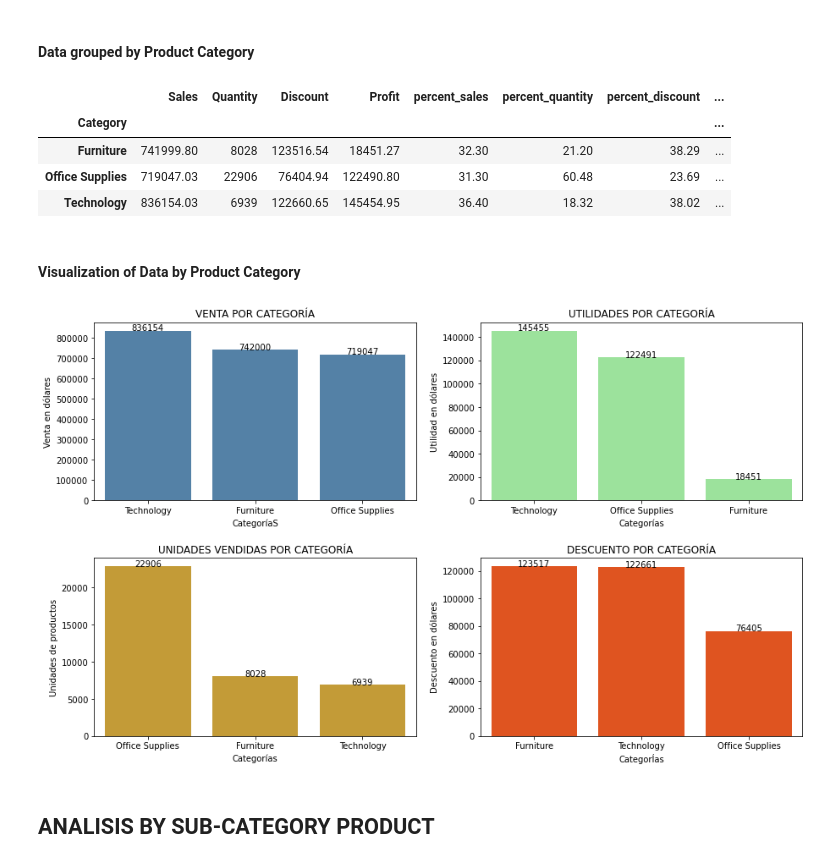
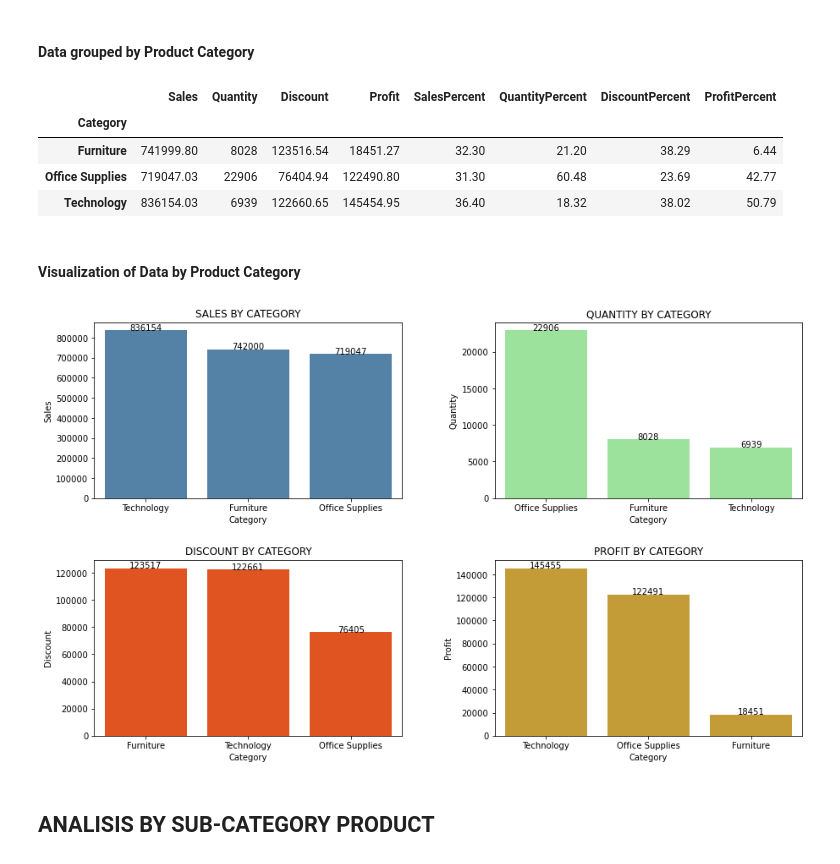
Before and after one commit to PabloJRW/super_store_projects, a Jupyter notebook: Super Store EDA.ipynb, the cells around one changed output. Saved outputs shown, nothing was run; the diff lists cells and outputs as text; code cells hidden in the pictures.

```diff
--- a/Super Store EDA.ipynb
+++ b/Super Store EDA.ipynb
@@ -157,3 +150,5 @@ data['OrderWeekday'] = data['Order Date'].dt.weekday
+# %%
+features =  ['Sales','Quantity','Discount','Profit']
 # %% [markdown]
 ## ANALISIS BY REGION
 # %% [markdown]
@@ -291,65 +211,24 @@ plt.show()
 # %% [markdown]
 #### Data grouped by Product Category
 # %%
-grouped_by_category = data.groupby(['Category']).sum().drop('Postal Code', axis=1)
-grouped_by_category['percent_sales'] = round(grouped_by_category.Sales / sum(grouped_by_category.Sales) * 100, 2)
-grouped_by_category['percent_quantity'] = round(grouped_by_category.Quantity / sum(grouped_by_category.Quantity) * 100, 2)
-grouped_by_category['percent_discount'] = round(grouped_by_category.Discount / sum(grouped_by_category.Discount) * 100, 2)
-grouped_by_category['percent_profit'] = round(grouped_by_category.Profit / sum(grouped_by_category.Profit) * 100, 2)
-grouped_by_category
+# GROUPING BY CATEGORY
+# =========================================================================
+data_by_category = groupingData(data, features, 'Category')
+data_by_category
 # %% [output]
-|  | Sales | Quantity | Discount | Profit | percent_sales | percent_quantity | percent_discount | ... |
-| Category |  |  |  |  |  |  |  | ... |
-| Furniture | 741999.80 | 8028 | 123516.54 | 18451.27 | 32.30 | 21.20 | 38.29 | ... |
-| Office Supplies | 719047.03 | 22906 | 76404.94 | 122490.80 | 31.30 | 60.48 | 23.69 | ... |
-| Technology | 836154.03 | 6939 | 122660.65 | 145454.95 | 36.40 | 18.32 | 38.02 | ... |
+|  | Sales | Quantity | Discount | Profit | SalesPercent | QuantityPercent | DiscountPercent | ProfitPercent |
+| Category |  |  |  |  |  |  |  |  |
+| Furniture | 741999.80 | 8028 | 123516.54 | 18451.27 | 32.30 | 21.20 | 38.29 | 6.44 |
+| Office Supplies | 719047.03 | 22906 | 76404.94 | 122490.80 | 31.30 | 60.48 | 23.69 | 42.77 |
+| Technology | 836154.03 | 6939 | 122660.65 | 145454.95 | 36.40 | 18.32 | 38.02 | 50.79 |
 # %% [markdown]
 #### Visualization of Data by Product Category
 # %%
-# Visualización de datos por categoría de producto
-# ===================================================================================================
-
-fig, ax = plt.subplots(2,2, figsize=(15,9))
-
-category_sales = grouped_by_category['Sales'].sort_values(ascending=False)
-sns.barplot(x=category_sales.index, y=category_sales.values, color='steelblue', ax=ax[0,0])
-for idx, value in enumerate(category_sales.values):
-    ax[0,0].text(x=idx, y=value, color='black', s=round(value), ha='center')
-ax[0,0].set_title('VENTA POR CATEGORÍA')
-ax[0,0].set_xlabel('CategoríaS')
-ax[0,0].set_ylabel('Venta en dólares')
-
-# Cantidad de productos vendidos por categoría
-category_quantity = grouped_by_category['Quantity'].sort_values(ascending=False)
-sns.barplot(x=category_quantity.index, y=category_quantity.values, color='goldenrod', ax=ax[1,0])
-for idx, value in enumerate(category_quantity.values):
-    ax[1,0].text(x=idx, y=value, color='black', s=round(value), ha='center')
-ax[1,0].set_title('UNIDADES VENDIDAS POR CATEGORÍA')
-ax[1,0].set_xlabel('Categorías')
-ax[1,0].set_ylabel('Unidades de productos')
-
-# Utilidades por categoría
-category_profit = grouped_by_category['Profit'].sort_values(ascending=False)
-sns.barplot(x=category_profit.index, y=category_profit.values, color='lightgreen', ax=ax[0,1])
-for idx, value in enumerate(category_profit.values):
-    ax[0,1].text(x=idx, y=value, color='black', s=round(value), ha='center')
-ax[0,1].set_title('UTILIDADES POR CATEGORÍA')
-ax[0,1].set_xlabel('Categorías')
-ax[0,1].set_ylabel('Utilidad en dólares')
-
-# Descuento por categoría
-category_discount = grouped_by_category['Discount'].sort_values(ascending=False)
-sns.barplot(x=category_discount.index, y=category_discount.values, color='orangered', ax=ax[1,1])
-for idx, value in enumerate(category_discount.values):
-    ax[1,1].text(x=idx, y=value, color='black', s=round(value), ha='center')
-ax[1,1].set_title('DESCUENTO POR CATEGORÍA')
-ax[1,1].set_xlabel('CategorÍas')
-ax[1,1].set_ylabel('Descuento en dólares')
-
-plt.subplots_adjust(hspace=.32)
-plt.show()
+# DATA VISUALIZATION BY CATEGORY
+# ================================================================================
+plotDataGroups(data_by_category, features, 'Category')
 # %% [output]
-[figure, old version]
+[figure, new version]
 # %% [markdown]
 ## ANALISIS BY SUB-CATEGORY PRODUCT
 # %%
```
Also changed, not shown: parts of 38 cells of this notebook, 2 other files.
